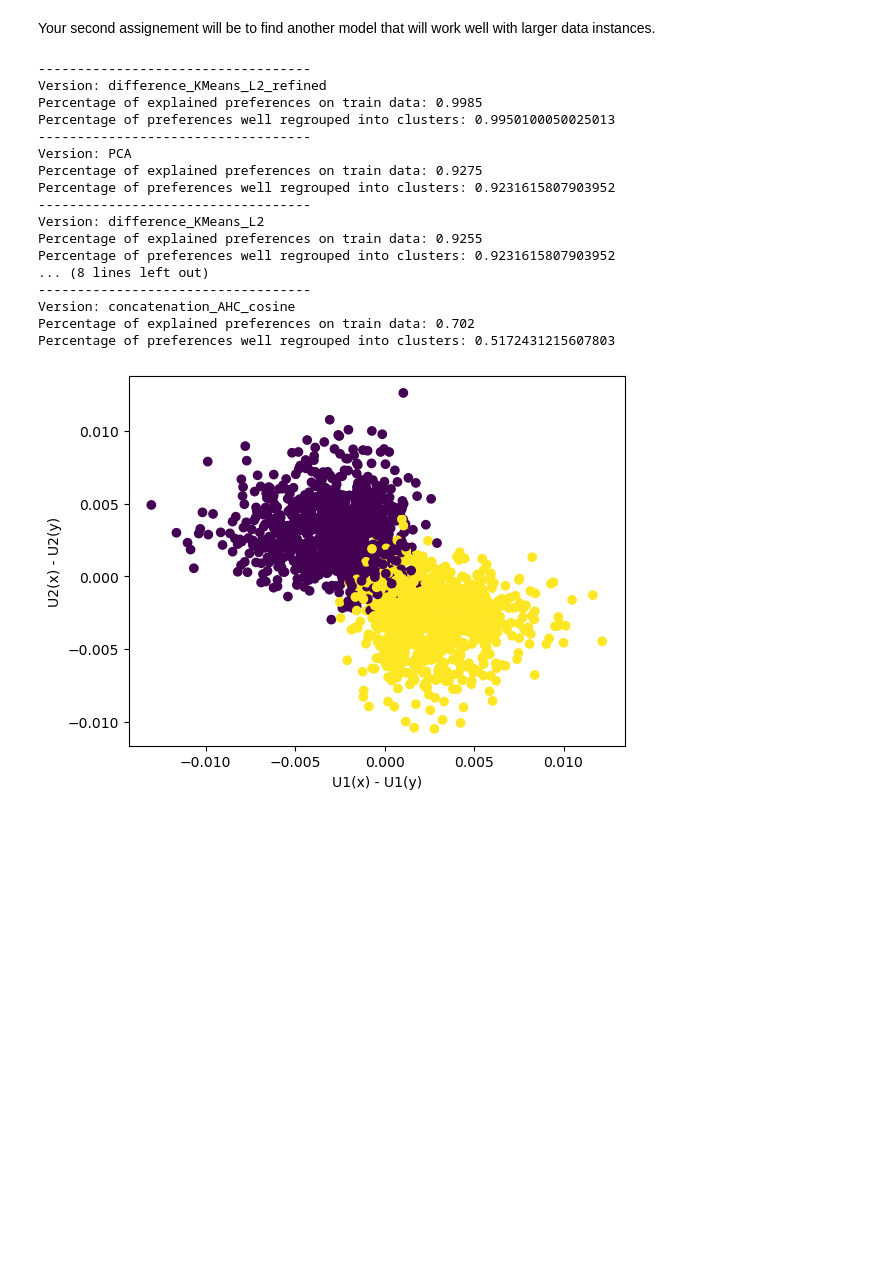
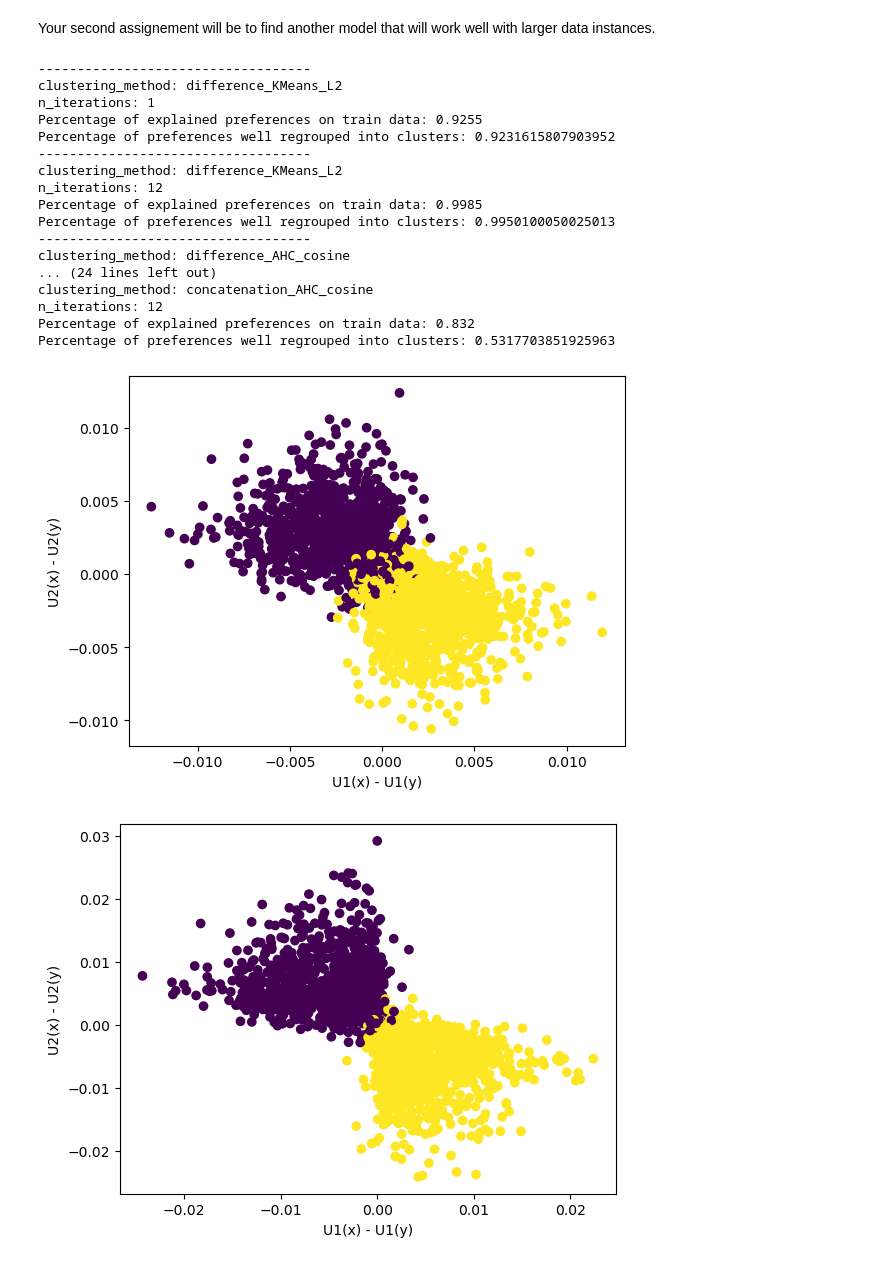
Before and after one commit to AxelV-hub/cs-sdp-2023-24, a Jupyter notebook: notebooks/example.ipynb, the cells around one changed output. Saved outputs shown, nothing was run; the diff lists cells and outputs as text; code cells hidden in the pictures; blank space fills up the shorter version.

```diff
--- a/notebooks/example.ipynb
+++ b/notebooks/example.ipynb
@@ -200,7 +197,7 @@ from models import RandomExampleModel
 from models import TwoClustersMIP
 import metrics
 
-data_loader = Dataloader("../data/dataset_10")
+data_loader = Dataloader("../data/dataset_4")
 X, Y = data_loader.load()
 Z = data_loader.get_ground_truth_labels()
 
@@ -208,44 +205,49 @@ from models import HeuristicModel
 
 all_models_dico = {}
 for version in ["difference_KMeans_L2", "difference_AHC_cosine", "concatenation_KMeans_L2", "concatenation_AHC_cosine"]:
-	for n_iterations in range(1,17):
-		parameters = {"n_pieces": 5,"n_clusters":2, "clustering_method":version}
+	for n_iterations in range(1,13):
+		parameters = {"n_pieces": 5,"n_clusters":2, "clustering_method":version, "n_iterations":n_iterations}
 		model = HeuristicModel(**parameters)
-		model.fit(X, Y, n_iterations = n_iterations)
+		model.fit(X, Y)
 		all_models_dico[(version, n_iterations)] = model
 
 		pairs_explained = metrics.PairsExplained()
 		cluster_intersection = metrics.ClusterIntersection()
-		if iteration == 1 or iteration == 16:
+		if n_iterations == 1 or n_iterations == 12:
 			print("-----------------------------------")
-			print("Version:", version)
-			print("Iteration:", iteration)
+			print("clustering_method:", version)
+			print("n_iterations:", n_iterations)
 			print("Percentage of explained preferences on train data:", pairs_explained.from_model(model, X, Y))
 			print("Percentage of preferences well regrouped into clusters:", cluster_intersection.from_model(model, X, Y, Z))
 # %% [output]
 -----------------------------------
-Version: difference_KMeans_L2_refined
+clustering_method: difference_KMeans_L2
+n_iterations: 1
+Percentage of explained preferences on train data: 0.9255
+Percentage of preferences well regrouped into clusters: 0.9231615807903952
+-----------------------------------
+clustering_method: difference_KMeans_L2
+n_iterations: 12
 Percentage of explained preferences on train data: 0.9985
 Percentage of preferences well regrouped into clusters: 0.9950100050025013
 -----------------------------------
-Version: PCA
-Percentage of explained preferences on train data: 0.9275
-Percentage of preferences well regrouped into clusters: 0.9231615807903952
------------------------------------
-Version: difference_KMeans_L2
-Percentage of explained preferences on train data: 0.9255
-Percentage of preferences well regrouped into clusters: 0.9231615807903952
-... (8 lines left out)
------------------------------------
-Version: concatenation_AHC_cosine
-Percentage of explained preferences on train data: 0.702
-Percentage of preferences well regrouped into clusters: 0.5172431215607803
+clustering_method: difference_AHC_cosine
+... (24 lines left out)
+clustering_method: concatenation_AHC_cosine
+n_iterations: 12
+Percentage of explained preferences on train data: 0.832
+Percentage of preferences well regrouped into clusters: 0.5317703851925963
 # %%
-plt.figure()
-plt.scatter(model.predict_utility(X)[:, 0]-model.predict_utility(Y)[:, 0],
-            model.predict_utility(X)[:, 1]-model.predict_utility(Y)[:, 1], c=Z)
-plt.xlabel("U1(x) - U1(y)")
-plt.ylabel("U2(x) - U2(y)")
-plt.show()
+def plot_results(model, X, Y, Z):
+    plt.figure()
+    plt.scatter(model.predict_utility(X)[:, 0]-model.predict_utility(Y)[:, 0],
+                model.predict_utility(X)[:, 1]-model.predict_utility(Y)[:, 1], c=Z)
+    plt.xlabel("U1(x) - U1(y)")
+    plt.ylabel("U2(x) - U2(y)")
+    plt.show()
-# %% [output]
-[figure, removed]
+# %%
+def plot_results_evolution(all_models_dico, X, Y, Z):
+	version = "difference_KMeans_L2"
+	for n_iterations in [1,2,3,12]:
+		model = all_models_dico[(version, n_iterations)]
+		plot_results(model, X, Y, Z)
@@ -251,0 +280,5 @@ plt.show()
+# %%
+plot_results_evolution(all_models_dico, X, Y, Z)
+# %% [output]
+[figure, added]
+[figure, added]
```
Also changed, not shown: parts of 21 cells of this notebook, 10 other files.
